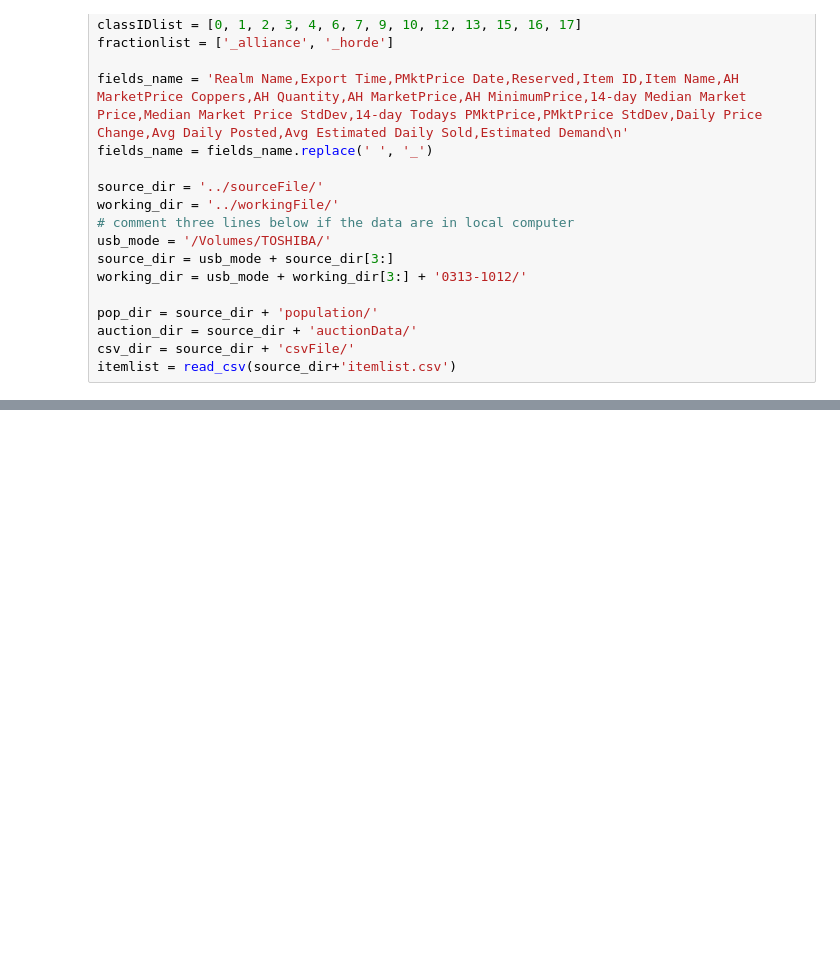
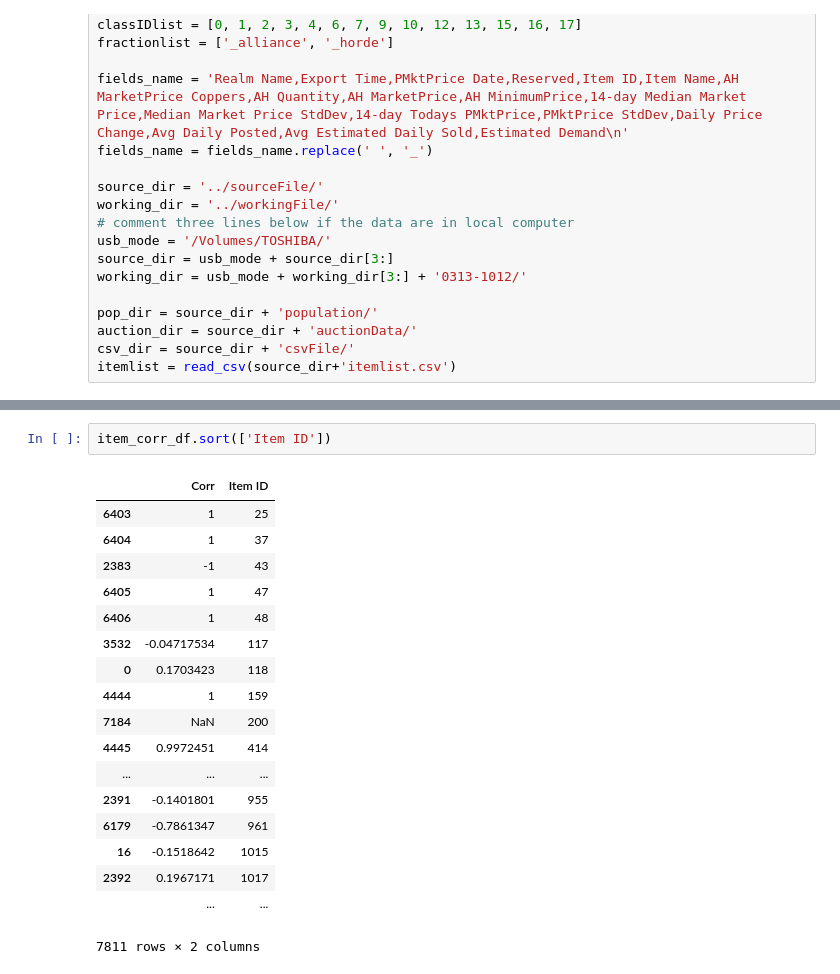
Before and after one commit to jlSche/WoW-Auction-Analyser, a Jupyter notebook: exeFile/method1.ipynb, the cells around one changed output, grey strips where cells are left out. Cells and saved outputs as stored; diff of their text form; blank space fills up the shorter version.

```diff
--- a/exeFile/method1.ipynb
+++ b/exeFile/method1.ipynb
@@ -120,0 +170,21 @@ temp.drop_duplicates()
+# %%
+item_corr_df.sort(['Item ID'])
+# %% [output]
+|  | Corr | Item ID |
+| 6403 | 1 | 25 |
+| 6404 | 1 | 37 |
+| 2383 | -1 | 43 |
+| 6405 | 1 | 47 |
+| 6406 | 1 | 48 |
+| 3532 | -0.04717534 | 117 |
+| 0 | 0.1703423 | 118 |
+| 4444 | 1 | 159 |
+| 7184 | NaN | 200 |
+| 4445 | 0.9972451 | 414 |
+| ... | ... | ... |
+| 2391 | -0.1401801 | 955 |
+| 6179 | -0.7861347 | 961 |
+| 16 | -0.1518642 | 1015 |
+| 2392 | 0.1967171 | 1017 |
+|  | ... | ... |
+7811 rows × 2 columns
```
Also changed, not shown: parts of 24 cells of this notebook, 1 other file.
